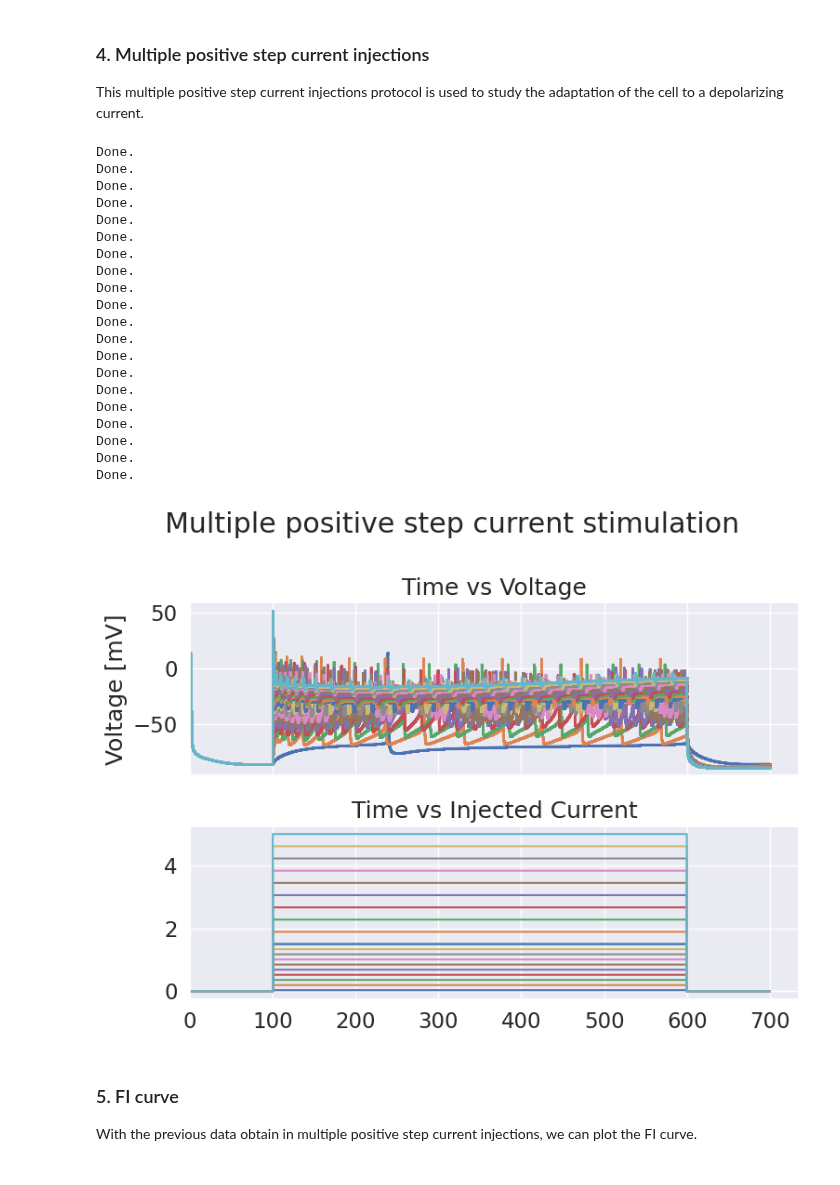
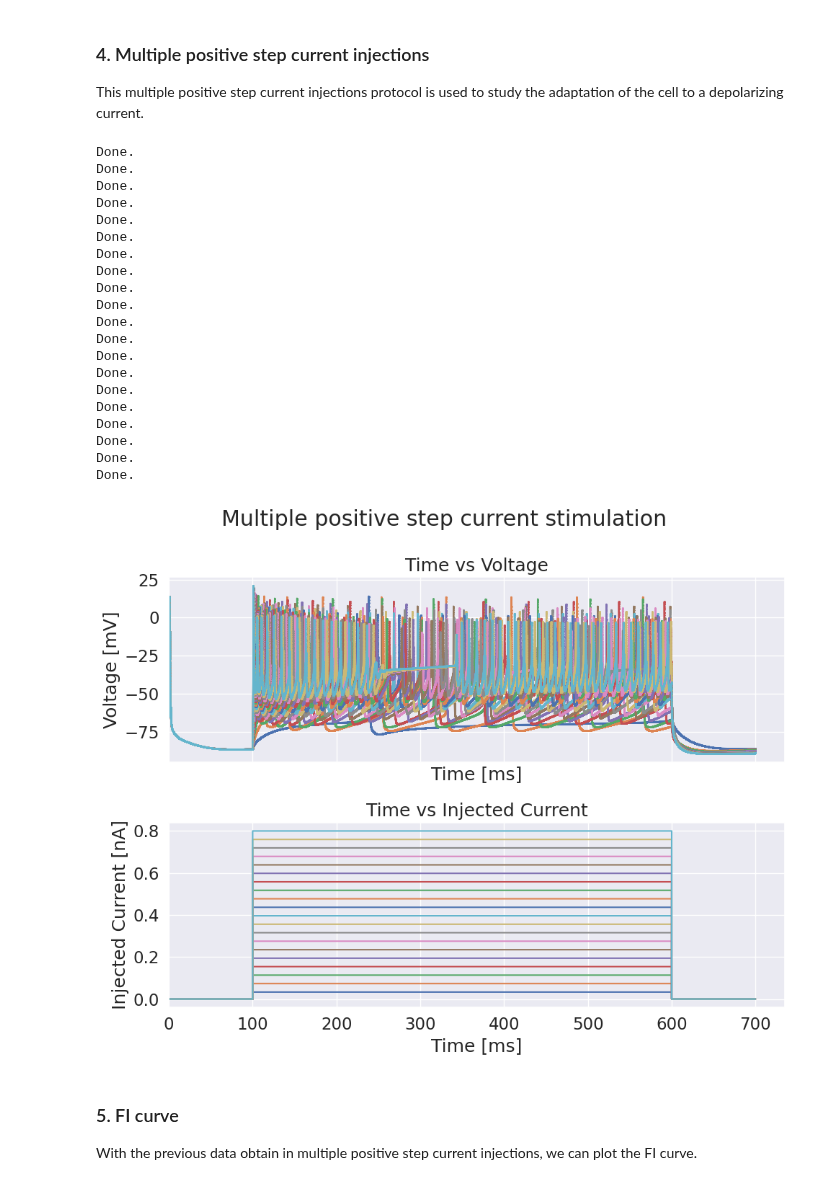
Before and after one commit to BlueBrain/BlueCelluLab, a Jupyter notebook: examples/7-Extra-Simulation/Multiple-protocols.ipynb, the cells around one changed output. Cells and saved outputs as stored; diff of their text form; code cells hidden in the pictures.

```diff
--- a/examples/7-Extra-Simulation/Multiple-protocols.ipynb
+++ b/examples/7-Extra-Simulation/Multiple-protocols.ipynb
@@ -73,17 +83,18 @@ def plot_stim(axs, time, voltage, stim_amp, duration, stim):
     """ Plot stimulation
         Input:
             axs: subplot axes
-            time: in in ms
+            time: int in ms
             voltage: voltage response in mV
-            stim_amp: int in ms
-            duration: int
+            stim_amp: float in nA
+            duration: int in ms
             stim: StimulusFactory
         Output:
-            Plot
+            None
     """
     # Plot voltage over time on the first subplot
     axs[0].plot(time, voltage, marker='.', label=f'{stim_amp}nA', markersize=2)
     axs[0].set_title('Time vs Voltage')
+    axs[0].set_xlabel("Time [ms]")
     axs[0].set_ylabel("Voltage [mV]")
     axs[0].set_xlim(left=0)  # Make the plot start from 0 on the x-axis
     # axs[0].legend(bbox_to_anchor=(1, 0.5), loc='center left')
@@ -91,20 +102,22 @@ def plot_stim(axs, time, voltage, stim_amp, duration, stim):
     # Plot injected current over time on the second subplot
     axs[1].plot(stim.time, stim.current, label=f'{stim_amp:.3f}nA', drawstyle='steps-post', markersize=2, markeredgewidth=1)
     axs[1].set_title('Time vs Injected Current')
+    axs[1].set_xlabel("Time [ms]")
+    axs[1].set_ylabel("Injected Current [nA]")
     axs[1].set_xlim(left=0)  # Make the plot start from 0 on the x-axis
     # axs[1].legend(bbox_to_anchor=(1, 0.5), loc='center left')
 
-def step_current_stim(duration, stim_start, stim_end, stim_amp, hoc_file, morph_file, emodel_properties, segment = 'soma', spike = False):
+def step_current_stim(duration, stim_start, stim_delay, stim_amp, hoc_file, morph_file, emodel_properties, segment = 'soma', spike = False):
     """ generate a step current and plot it
         Input:
             duration: int
             stim_start: int in ms
-            stim_end: int in ms
-            amp: int for nA
+            stim_delay: int in ms
+            amp: float in nA
         Output:
             step: StimulusFactory.step
-            time: in ms
-            voltage: in mV
+            time: int in ms
+            voltage: voltage response in mV
     """
     # reset cell
     cell, sim = reset_cell(hoc_file, morph_file, emodel_properties)
@@ -112,7 +125,7 @@ def step_current_stim(duration, stim_start, stim_end, stim_amp, hoc_file, morph_
     stim_factory = StimulusFactory(dt=0.1)
     if segment == 'soma':
         cell.start_recording_spikes(None, location='soma', threshold=-10)
-    step = stim_factory.step(pre_delay=stim_start, duration= duration, post_delay=stim_end, amplitude=stim_amp)
+    step = stim_factory.step(pre_delay=stim_start, duration= duration, post_delay=stim_delay, amplitude=stim_amp)
     if segment != 'soma':
         neuron_section = cell.sections[segment]
         cell.add_voltage_recording(neuron_section, 0.5)
@@ -121,7 +134,7 @@ def step_current_stim(duration, stim_start, stim_end, stim_amp, hoc_file, morph_
         neuron_section = cell.soma
         cell.inject_current_waveform(t_content= step.time, i_content= step.current)
     #stimulation
-    complete_duration = stim_start + duration + stim_end
+    complete_duration = stim_start + duration + stim_delay
     sim.run(complete_duration, cvode=False)
     print("Done.")
 
@@ -142,7 +155,7 @@ The rheobase is the minimum current amplitude that triggers an action potential.
 # %%
 duration = 500 # duration for 1 stimulation in [ms]
 stim_start = 100 # delay before stimulation in [ms]
-stim_end = 100 # delay after stimulation in [ms]
+stim_delay = 100 # delay after stimulation in [ms]
 rheobase = search_threshold_current(
         template_name = hoc_file,
         morphology_path = morph_file,
@@ -169,8 +182,8 @@ spikes = []
 fig, axs = plt.subplots(2, 1, figsize=(8, 6), sharex = True)  # 2 rows, 1 column, wider figure
 fig.suptitle(f"Step current stimulation with spike detection")
 for amp in list_amp:
-    step, time_soma, voltage_soma = step_current_stim(duration, stim_start, stim_end, amp, hoc_file, morph_file, emodel_properties, segment = 'soma', spike=False)
-    step, time, voltage, spike = step_current_stim(duration, stim_start, stim_end, amp, hoc_file, morph_file, emodel_properties, spike=True)
+    step, time_soma, voltage_soma = step_current_stim(duration, stim_start, stim_delay, amp, hoc_file, morph_file, emodel_properties, segment = 'soma', spike=False)
+    step, time, voltage, spike = step_current_stim(duration, stim_start, stim_delay, amp, hoc_file, morph_file, emodel_properties, spike=True)
     plot_stim(axs, time_soma, voltage_soma, amp, duration, step)
     # add spikes to the plot as dashed lines
     for spik in spike:
@@ -199,7 +208,7 @@ This multiple negative step current injections protocol is used to study the ada
 # %%
 duration = 500 # duration for 1 stimulation in [ms]
 stim_start = 100 # delay before stimulation in [ms]
-stim_end = 100 # delay after stimulation in [ms]
+stim_delay = 100 # delay after stimulation in [ms]
 list_amp = np.linspace(rheobase-2, rheobase-.01, 20) # [nA]
 
 steps = []
@@ -209,7 +218,7 @@ voltages = []
 fig, axs = plt.subplots(2, 1, figsize=(8, 6), sharex = True)  # 2 rows, 1 column, wider figure
 fig.suptitle(f'Multiple subthreshold step current stimulation')
 for amp in list_amp:
-    step, time, voltage = step_current_stim(duration, stim_start, stim_end, amp, hoc_file, morph_file, emodel_properties)
+    step, time, voltage = step_current_stim(duration, stim_start, stim_delay, amp, hoc_file, morph_file, emodel_properties)
     plot_stim(axs, time, voltage, amp, duration, step)
     # spikes.append(spike)
     steps.append(step)
@@ -274,47 +304,47 @@ This multiple positive step current injections protocol is used to study the ada
 duration = 500 # duration for 1 stimulation in [ms]
 stim_start = 100 # delay before stimulation in [ms]
 stim_end = 100 # delay after stimulation in [ms]
-first_amp = np.linspace(rheobase, 1.5, 10)
-list_amp = np.concatenate((first_amp, np.linspace(1.5, 5, 10)), axis=None) # [nA]
+list_amp = np.linspace(rheobase, 0.8, 20)
+# list_amp = np.concatenate((first_amp, np.linspace(1.5, 5, 10)), axis=None) # [nA]
 
 
 steps = []
 times = []
 voltages = []
 spikes  = []
-fig, axs = plt.subplots(2, 1, figsize=(8, 6), sharex = True)  # 2 rows, 1 column, wider figure
+fig, axs = plt.subplots(2, 1, figsize=(10, 8), sharex = True)  # 2 rows, 1 column, wider figure
 fig.suptitle(f'Multiple positive step current stimulation')
 for amp in list_amp:
     step, time, voltage, spike = step_current_stim(duration, stim_start, stim_end, amp, hoc_file, morph_file, emodel_properties, segment = 'soma', spike=True)
     plot_stim(axs, time, voltage, amp, duration, step)
     spikes.append(spike)
     steps.append(step)
     times.append(time)
     voltages.append(voltage)
 plt.tight_layout()  # Adjusts subplot params so that subplots fit into the figure area
 plt.show()
 # %% [output]
 Done.
 Done.
 Done.
 Done.
 Done.
 Done.
 Done.
 Done.
 Done.
 Done.
 Done.
 Done.
 Done.
 Done.
 Done.
 Done.
 Done.
 Done.
 Done.
 Done.
-[figure, old version]
+[figure, new version]
 # %% [markdown]
 ### 5. FI curve
 With the previous data obtain in multiple positive step current injections, we can plot the FI curve.
```
Also changed, not shown: parts of 16 cells of this notebook, 1 other file.
